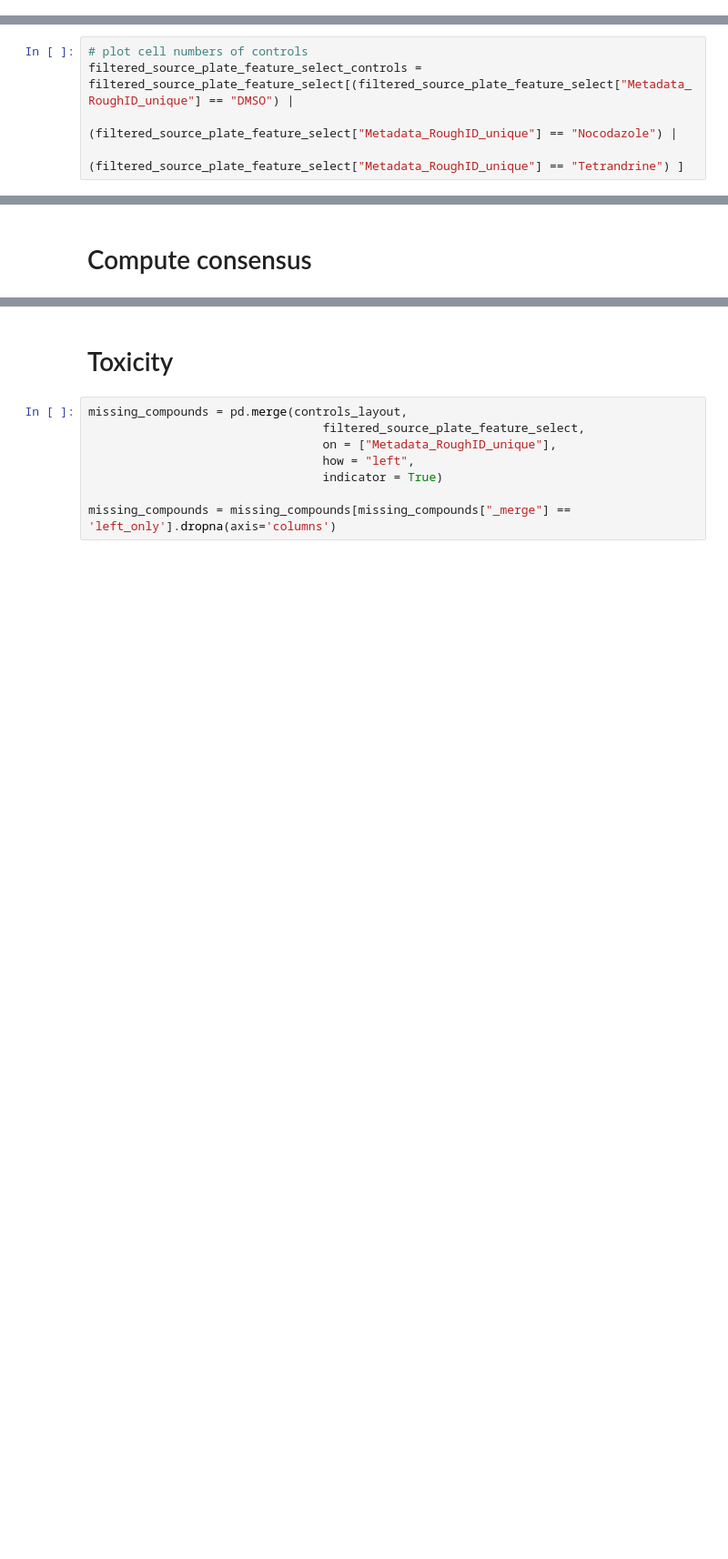
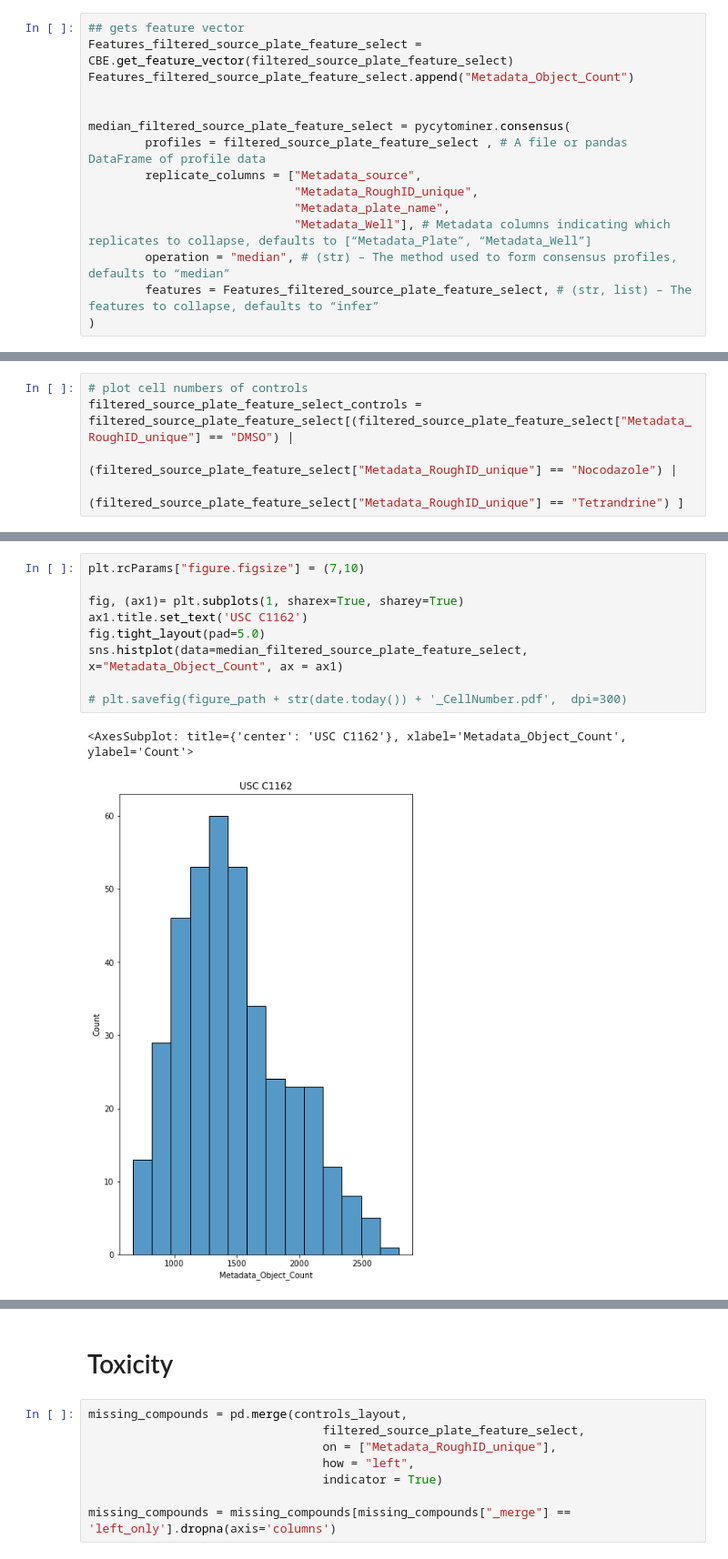
Before and after one commit to schmiedc/ECBL_quality_control, a Jupyter notebook: 05_Replicate_analysis.ipynb, the cells around one changed output, grey strips where cells are left out. Shown at 91% size. Drawn from its saved outputs; the diff is of its cells as text; blank space fills up the shorter version.

```diff
--- a/05_Replicate_analysis.ipynb
+++ b/05_Replicate_analysis.ipynb
@@ -152,3 +206,18 @@ filtered_source_plate_feature_select.head()
+# %%
+## gets feature vector
+Features_filtered_source_plate_feature_select = CBE.get_feature_vector(filtered_source_plate_feature_select)
+Features_filtered_source_plate_feature_select.append("Metadata_Object_Count")
+
+
+median_filtered_source_plate_feature_select = pycytominer.consensus(
+        profiles = filtered_source_plate_feature_select , # A file or pandas DataFrame of profile data
+        replicate_columns = ["Metadata_source",
+                             "Metadata_RoughID_unique",
+                             "Metadata_plate_name",
+                             "Metadata_Well"], # Metadata columns indicating which replicates to collapse, defaults to [“Metadata_Plate”, “Metadata_Well”]
+        operation = "median", # (str) – The method used to form consensus profiles, defaults to “median”
+        features = Features_filtered_source_plate_feature_select, # (str, list) – The features to collapse, defaults to “infer”
+)
 # %% [markdown]
 
 # Compute toxicity
@@ -236,5 +303,15 @@ sns.boxplot(data=filtered_source_plate_feature_select_controls, y="Metadata_Obje
 # %% [output]
 <AxesSubplot: title={'center': 'HepG2'}, xlabel='Metadata_RoughID_unique', ylabel='Metadata_Object_Count'>
 [figure]
-# %% [markdown]
-# Compute consensus
+# %%
+plt.rcParams["figure.figsize"] = (7,10)
+
+fig, (ax1)= plt.subplots(1, sharex=True, sharey=True)
+ax1.title.set_text('USC C1162')
+fig.tight_layout(pad=5.0)
+sns.histplot(data=median_filtered_source_plate_feature_select, x="Metadata_Object_Count", ax = ax1)
+
+# plt.savefig(figure_path + str(date.today()) + '_CellNumber.pdf',  dpi=300)
+# %% [output]
+<AxesSubplot: title={'center': 'USC C1162'}, xlabel='Metadata_Object_Count', ylabel='Count'>
+[figure, added]
```
Also changed, not shown: parts of 28 cells of this notebook.
